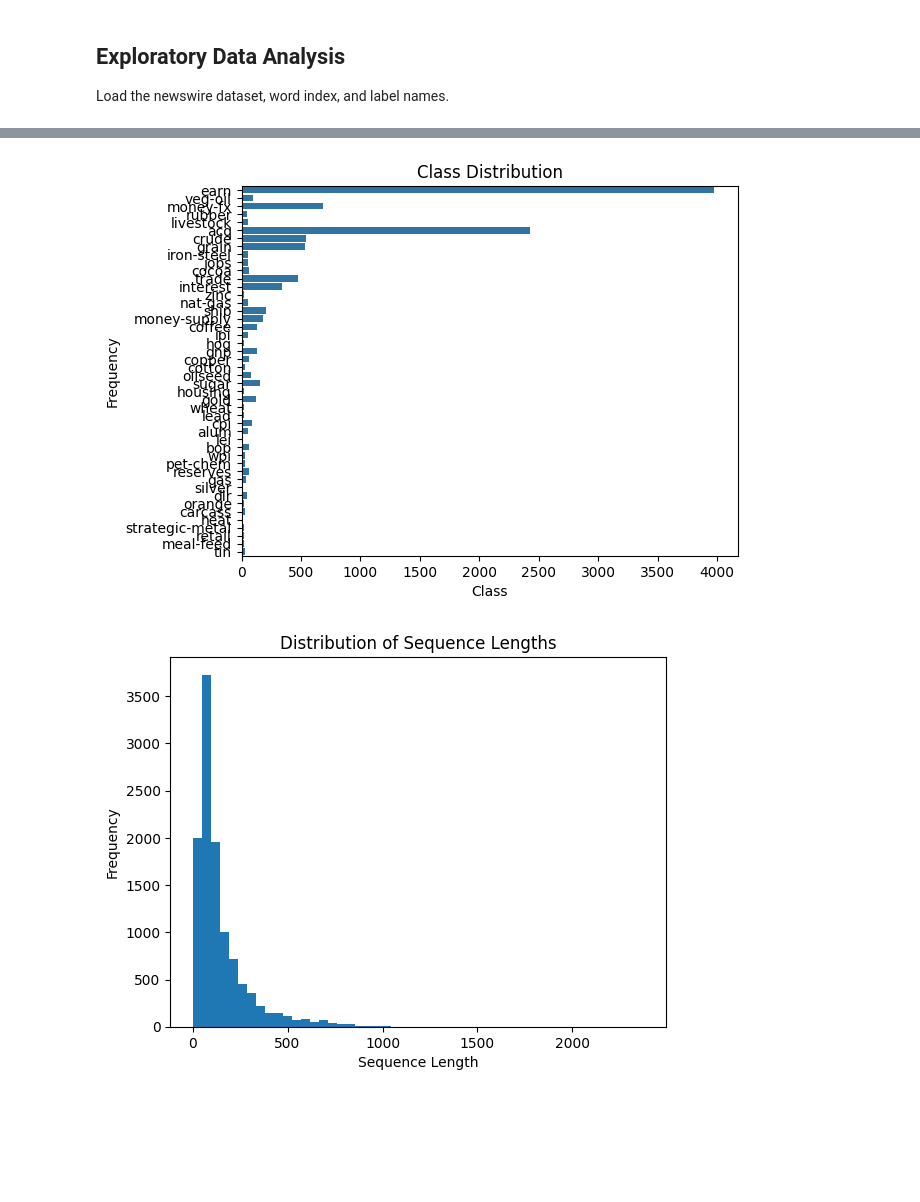
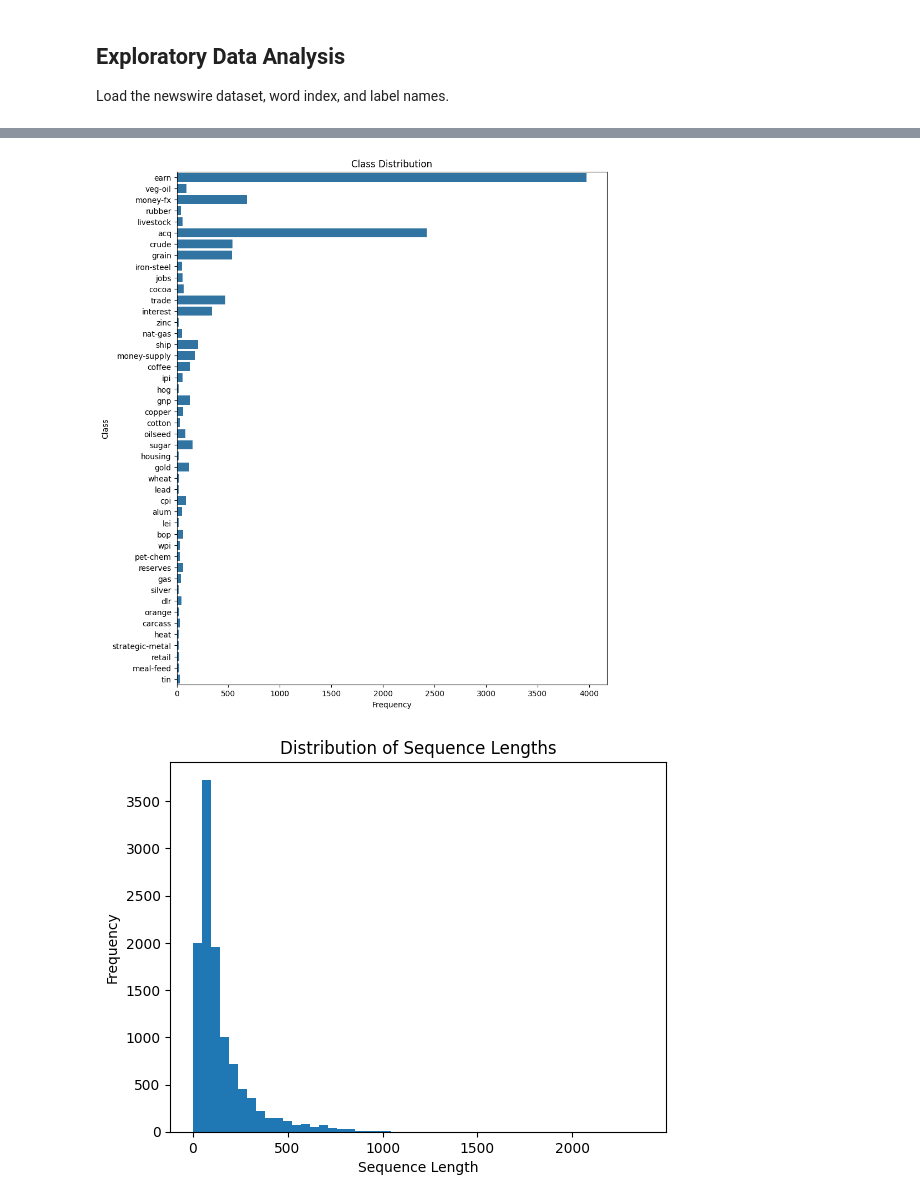
Before and after one commit to noahtrilling/csc-6621-final-project, a Jupyter notebook: main.ipynb, the cells around one changed output, grey strips where cells are left out. Cells and saved outputs as stored; diff of their text form; code cells hidden in the pictures; blank space fills up the shorter version.

```diff
--- a/main.ipynb
+++ b/main.ipynb
@@ -58,13 +70,14 @@ Sample y: 3
 Sample x (decoded): ['?', 'net', '65', 'mln', 'vs', '57', 'mln', 'year', 'shr', 'preferred', '14', '87', 'dlrs', 'vs', '12', '51', 'dlrs', 'shr', 'common', '236', '77', 'dlrs', 'vs', '197', '40', 'dlr ...
 Sample y (decoded): earn
 # %%
+plt.figure(figsize=(10, 12))
 sns.countplot(y_full_label_names_decoded)
 plt.title("Class Distribution")
 plt.xlabel("Frequency")
 plt.ylabel("Class")
 plt.show()
 # %% [output]
-[figure, old version]
+[figure, new version]
 # %%
 sequence_lengths = [len(seq) for seq in x_full]
 plt.hist(sequence_lengths, bins=50)
```
Also changed, not shown: parts of 15 cells of this notebook, 2 other files.
